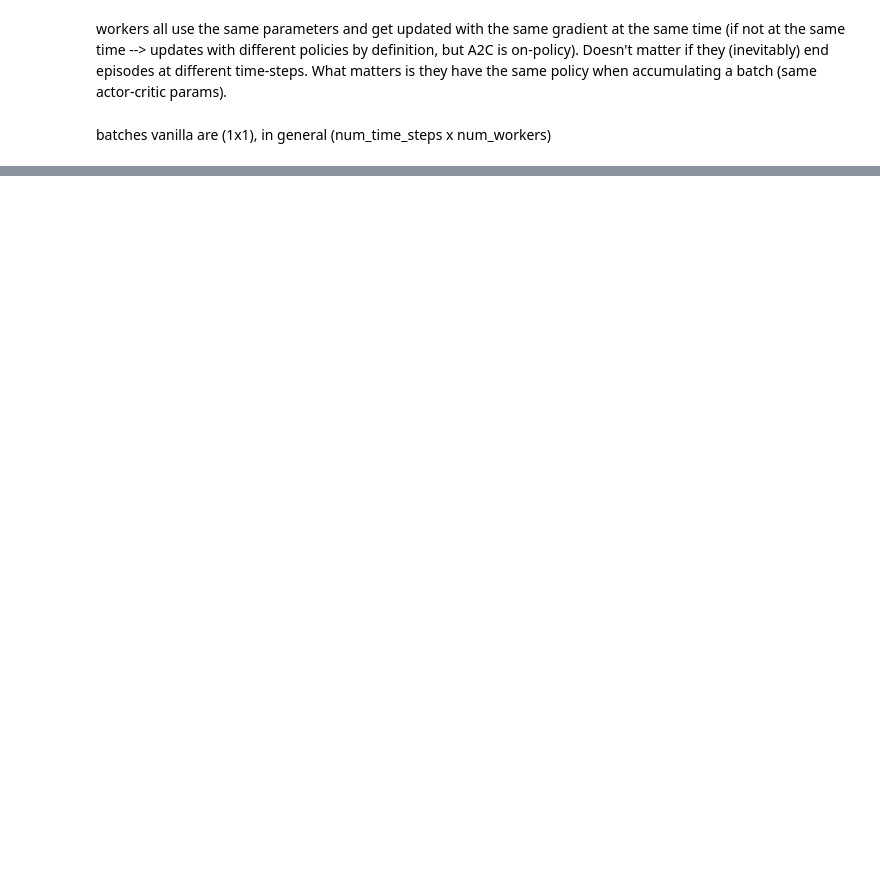
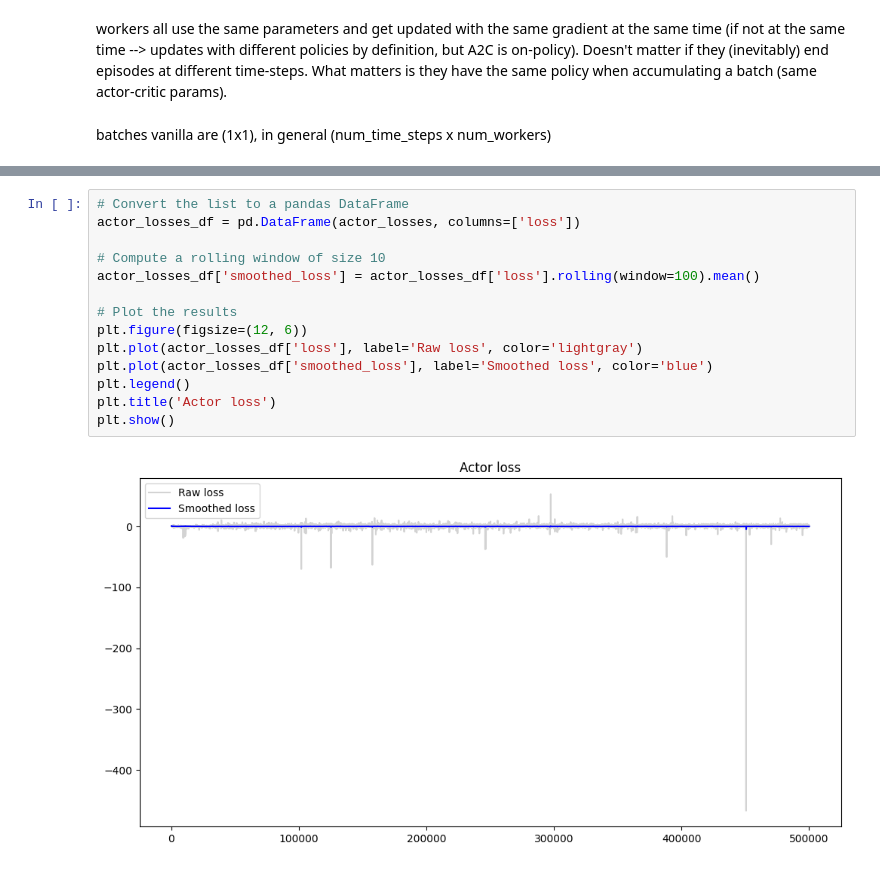
Before and after one commit to alexei-erm/annrl_project, a Jupyter notebook: main.ipynb, the cells around one changed output, grey strips where cells are left out. Saved outputs shown, nothing was run; the diff lists cells and outputs as text; blank space fills up the shorter version.

```diff
--- a/main.ipynb
+++ b/main.ipynb
@@ -167,0 +199,16 @@ Average reward over 100 episodes: 22.53
+# %%
+# Convert the list to a pandas DataFrame
+actor_losses_df = pd.DataFrame(actor_losses, columns=['loss'])
+
+# Compute a rolling window of size 10
+actor_losses_df['smoothed_loss'] = actor_losses_df['loss'].rolling(window=100).mean()
+
+# Plot the results
+plt.figure(figsize=(12, 6))
+plt.plot(actor_losses_df['loss'], label='Raw loss', color='lightgray')
+plt.plot(actor_losses_df['smoothed_loss'], label='Smoothed loss', color='blue')
+plt.legend()
+plt.title('Actor loss')
+plt.show()
+# %% [output]
+[figure, added]
```
Also changed, not shown: parts of 10 cells of this notebook, 6 other files.
